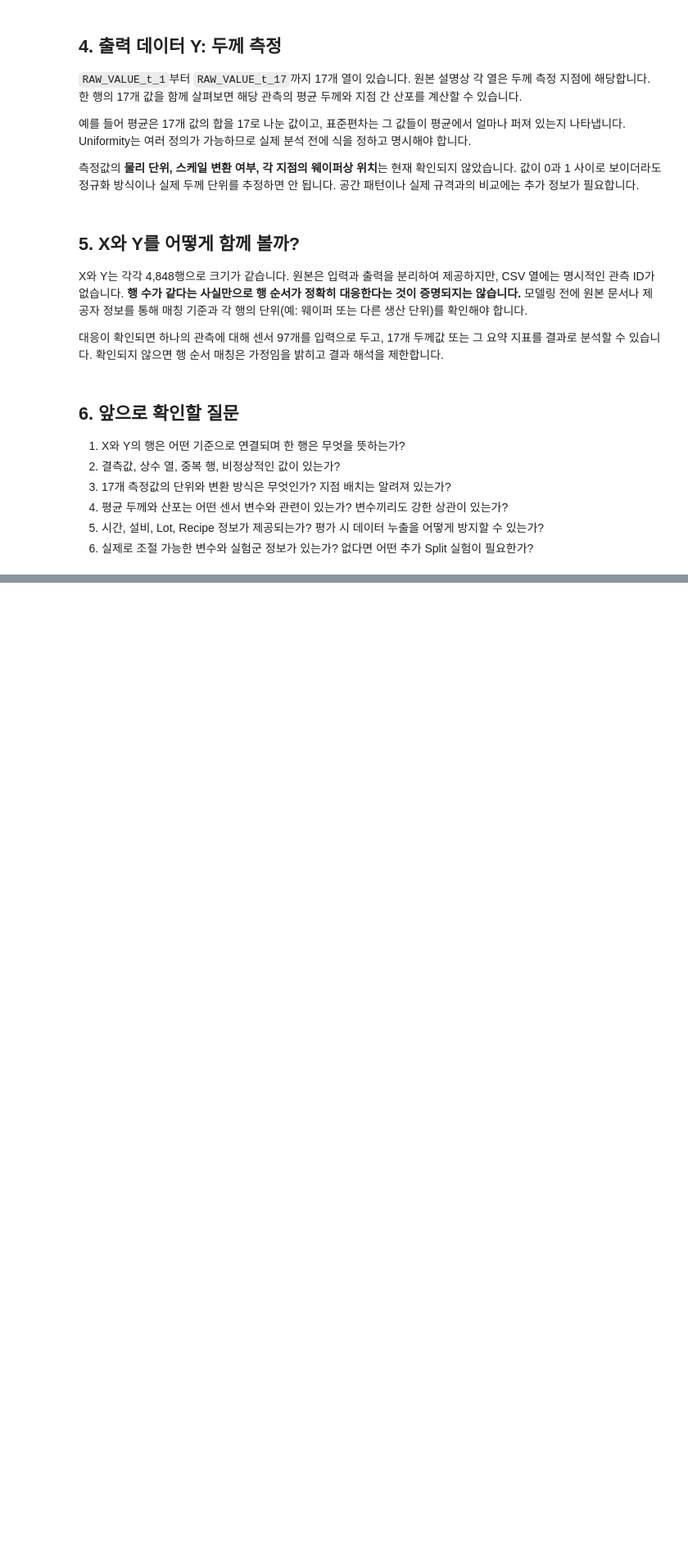
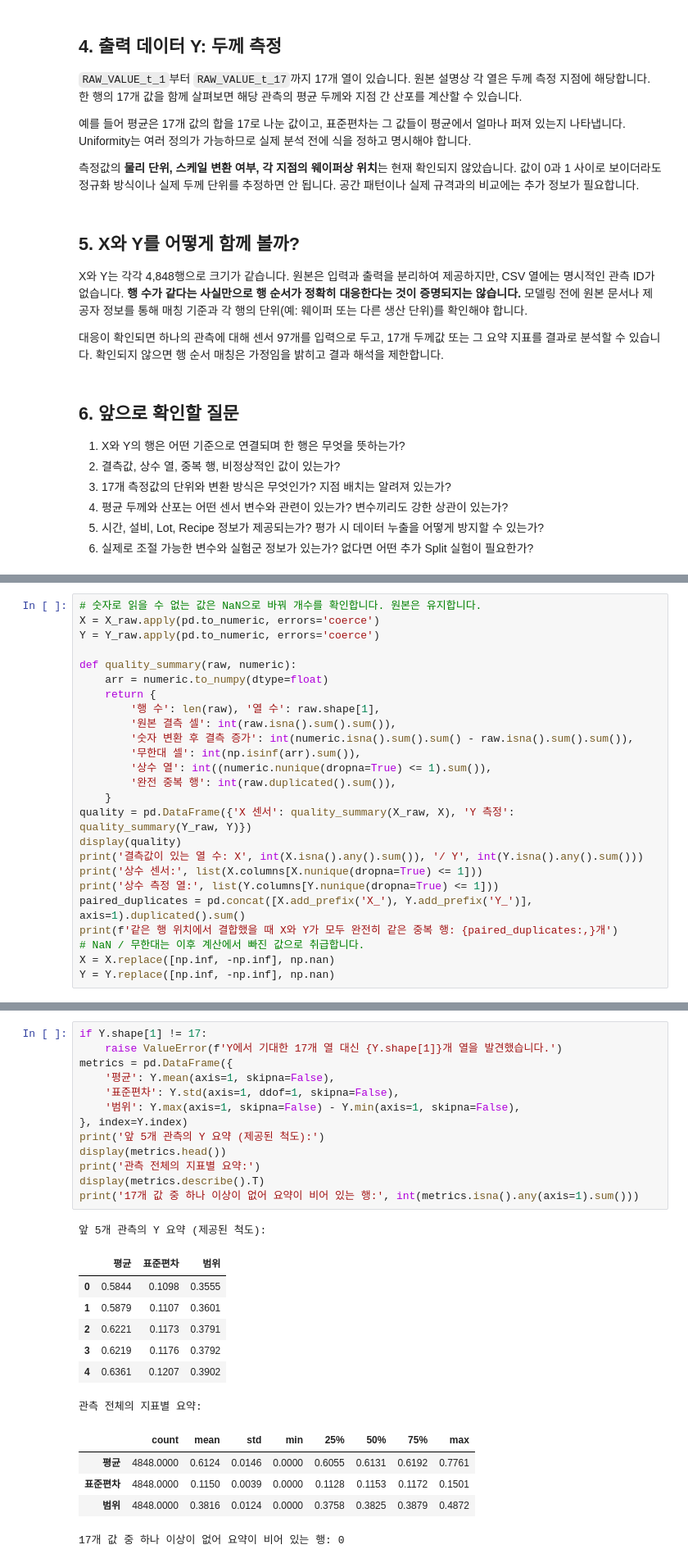
Before and after one commit to minnong511/Semi_Conductor_Projects, a Jupyter notebook: project1_process_analysis/01_데이터_이해.ipynb, the cells around one changed output, grey strips where cells are left out. Shown at 82% size. Drawn from its saved outputs; the diff is of its cells as text; blank space fills up the shorter version.

```diff
--- a/project1_process_analysis/01_데이터_이해.ipynb
+++ b/project1_process_analysis/01_데이터_이해.ipynb
@@ -54,0 +161,25 @@ X와 Y는 각각 4,848행으로 크기가 같습니다. 원본은 입력과 출
+# %%
+# 숫자로 읽을 수 없는 값은 NaN으로 바꿔 개수를 확인합니다. 원본은 유지합니다.
+X = X_raw.apply(pd.to_numeric, errors='coerce')
+Y = Y_raw.apply(pd.to_numeric, errors='coerce')
+
+def quality_summary(raw, numeric):
+    arr = numeric.to_numpy(dtype=float)
+    return {
+        '행 수': len(raw), '열 수': raw.shape[1],
+        '원본 결측 셀': int(raw.isna().sum().sum()),
+        '숫자 변환 후 결측 증가': int(numeric.isna().sum().sum() - raw.isna().sum().sum()),
+        '무한대 셀': int(np.isinf(arr).sum()),
+        '상수 열': int((numeric.nunique(dropna=True) <= 1).sum()),
+        '완전 중복 행': int(raw.duplicated().sum()),
+    }
+quality = pd.DataFrame({'X 센서': quality_summary(X_raw, X), 'Y 측정': quality_summary(Y_raw, Y)})
+display(quality)
+print('결측값이 있는 열 수: X', int(X.isna().any().sum()), '/ Y', int(Y.isna().any().sum()))
+print('상수 센서:', list(X.columns[X.nunique(dropna=True) <= 1]))
+print('상수 측정 열:', list(Y.columns[Y.nunique(dropna=True) <= 1]))
+paired_duplicates = pd.concat([X.add_prefix('X_'), Y.add_prefix('Y_')], axis=1).duplicated().sum()
+print(f'같은 행 위치에서 결합했을 때 X와 Y가 모두 완전히 같은 중복 행: {paired_duplicates:,}개')
+# NaN / 무한대는 이후 계산에서 빠진 값으로 취급합니다.
+X = X.replace([np.inf, -np.inf], np.nan)
+Y = Y.replace([np.inf, -np.inf], np.nan)
@@ -54,0 +245,27 @@ X와 Y는 각각 4,848행으로 크기가 같습니다. 원본은 입력과 출
+# %%
+if Y.shape[1] != 17:
+    raise ValueError(f'Y에서 기대한 17개 열 대신 {Y.shape[1]}개 열을 발견했습니다.')
+metrics = pd.DataFrame({
+    '평균': Y.mean(axis=1, skipna=False),
+    '표준편차': Y.std(axis=1, ddof=1, skipna=False),
+    '범위': Y.max(axis=1, skipna=False) - Y.min(axis=1, skipna=False),
+}, index=Y.index)
+print('앞 5개 관측의 Y 요약 (제공된 척도):')
+display(metrics.head())
+print('관측 전체의 지표별 요약:')
+display(metrics.describe().T)
+print('17개 값 중 하나 이상이 없어 요약이 비어 있는 행:', int(metrics.isna().any(axis=1).sum()))
+# %% [output]
+앞 5개 관측의 Y 요약 (제공된 척도):
+|  | 평균 | 표준편차 | 범위 |
+| 0 | 0.5844 | 0.1098 | 0.3555 |
+| 1 | 0.5879 | 0.1107 | 0.3601 |
+| 2 | 0.6221 | 0.1173 | 0.3791 |
+| 3 | 0.6219 | 0.1176 | 0.3792 |
+| 4 | 0.6361 | 0.1207 | 0.3902 |
+관측 전체의 지표별 요약:
+|  | count | mean | std | min | 25% | 50% | 75% | max |
+| 평균 | 4848.0000 | 0.6124 | 0.0146 | 0.0000 | 0.6055 | 0.6131 | 0.6192 | 0.7761 |
+| 표준편차 | 4848.0000 | 0.1150 | 0.0039 | 0.0000 | 0.1128 | 0.1153 | 0.1172 | 0.1501 |
+| 범위 | 4848.0000 | 0.3816 | 0.0124 | 0.0000 | 0.3758 | 0.3825 | 0.3879 | 0.4872 |
+17개 값 중 하나 이상이 없어 요약이 비어 있는 행: 0
```
Also changed, not shown: parts of 25 cells of this notebook, 8 other files.
